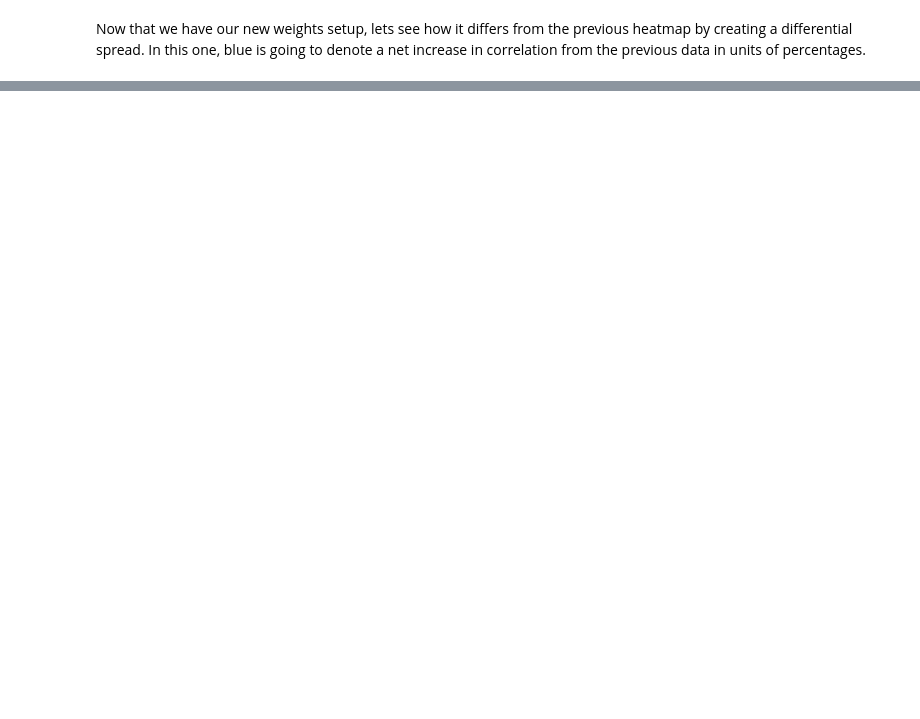
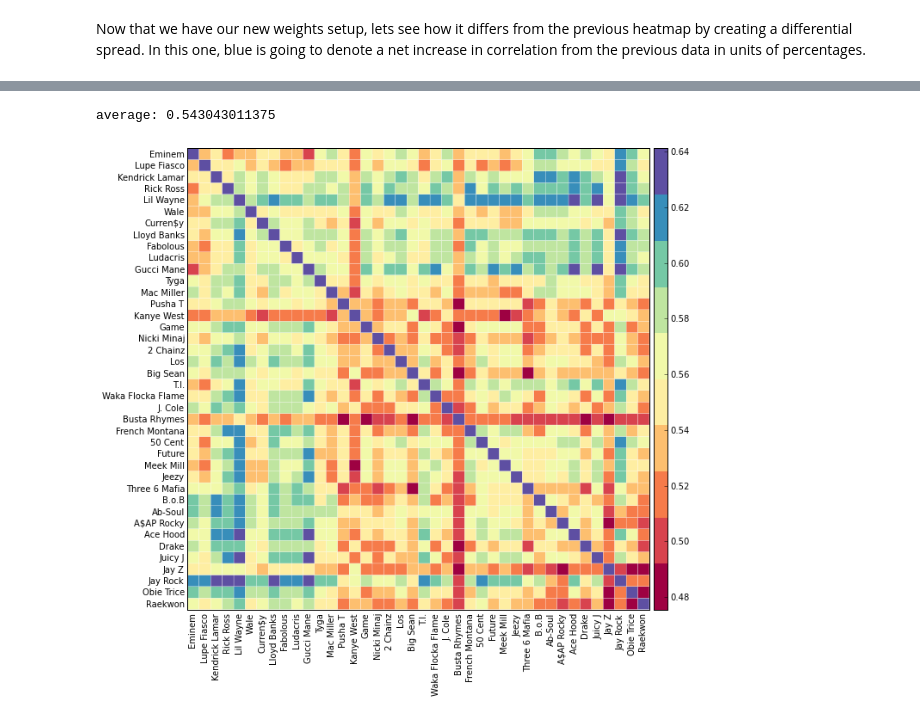
Before and after one commit to baronvonbadguy/genius-scraper, a Jupyter notebook: Exploration.ipynb, the cells around one changed output, grey strips where cells are left out. Saved outputs shown, nothing was run; the diff lists cells and outputs as text; code cells hidden in the pictures; blank space fills up the shorter version.

```diff
--- a/Exploration.ipynb
+++ b/Exploration.ipynb
@@ -380,0 +412,4 @@ So we can now say that rappers are more differentiated, as the general correlati
+# %%
+dfh['ratio'] = (dfh['unique'] / dfh['total']) * dfh['unique']
+top40_hooks = dfh.sort(columns='ratio', ascending=False)['ratio'][:40]
+top40_hooks.plot(kind='bar', color="#57DFC6")
@@ -380,0 +419,7 @@ So we can now say that rappers are more differentiated, as the general correlati
+# %%
+dfhc = pd.DataFrame.from_dict(freq_cov_dict(top40_hooks)).sort(columns='order', ascending=False)[top40_hooks.index.values]
+# %%
+heatmap(dfhc)
+# %% [output]
+average: 0.543043011375
+[figure, added]
```
Also changed, not shown: parts of 15 cells of this notebook.
